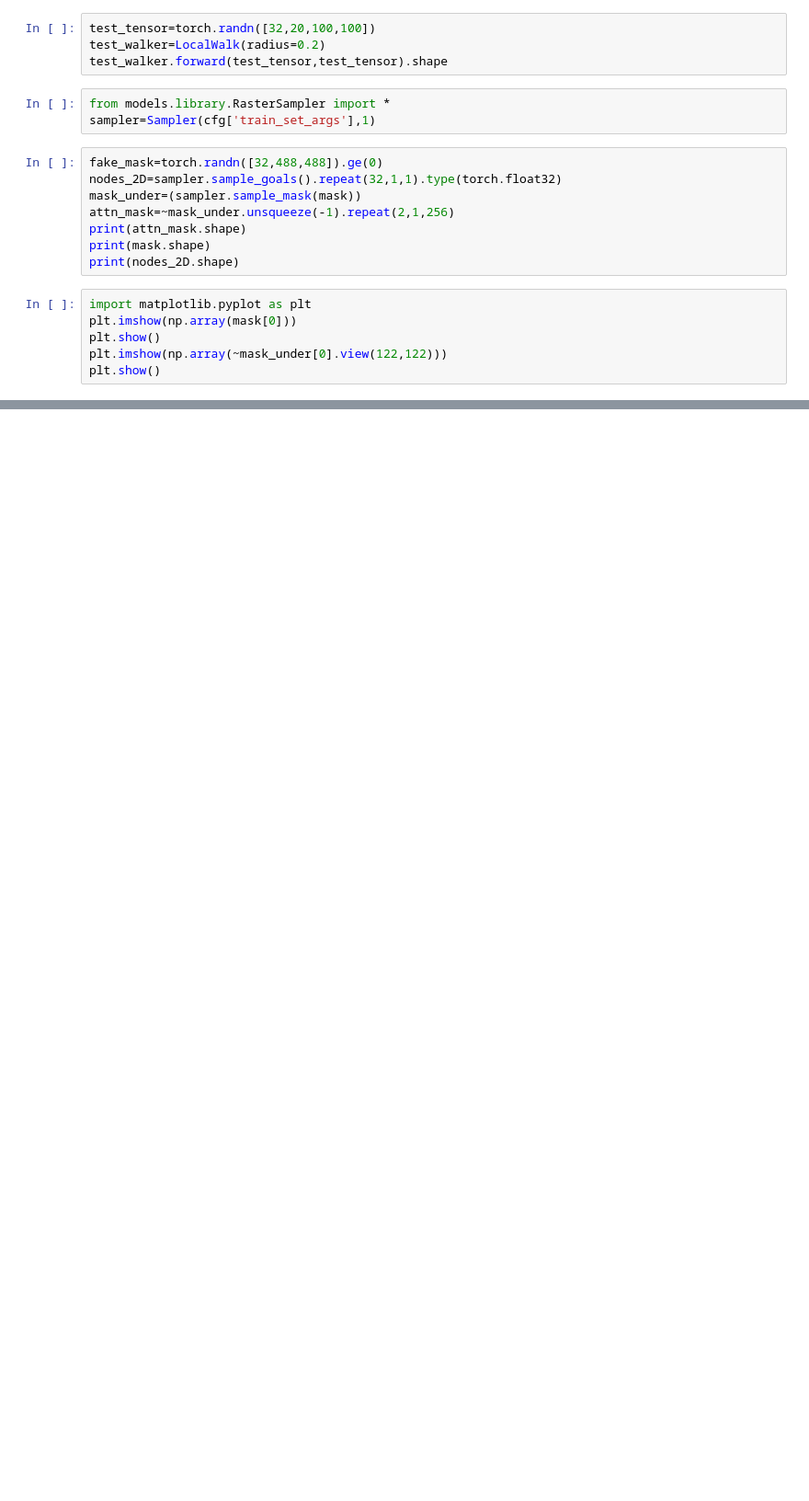
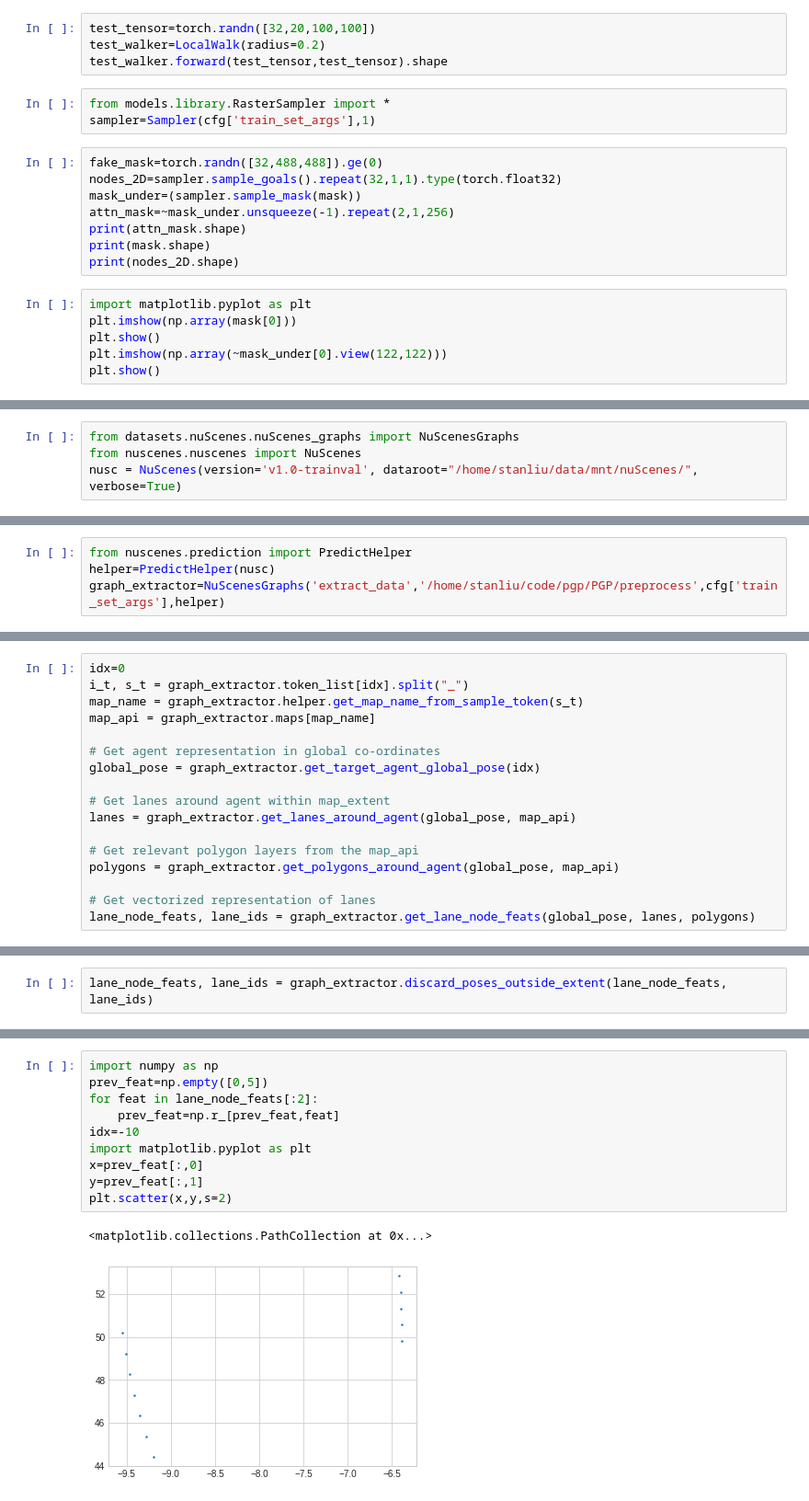
Before and after one commit to tudelft-iv-students/offline-tracking-with-object-permanence, a Jupyter notebook: test.ipynb, the cells around one changed output, grey strips where cells are left out. Shown: that part at 92% size. Cells and saved outputs as stored; diff of their text form; blank space fills up the shorter version.

```diff
--- a/test.ipynb
+++ b/test.ipynb
@@ -565,0 +736,4 @@ trans_conv=nn.Sequential([
+# %%
+from datasets.nuScenes.nuScenes_graphs import NuScenesGraphs
+from nuscenes.nuscenes import NuScenes
+nusc = NuScenes(version='v1.0-trainval', dataroot="/home/stanliu/data/mnt/nuScenes/", verbose=True)
@@ -565,0 +761,4 @@ trans_conv=nn.Sequential([
+# %%
+from nuscenes.prediction import PredictHelper
+helper=PredictHelper(nusc)
+graph_extractor=NuScenesGraphs('extract_data','/home/stanliu/code/pgp/PGP/preprocess',cfg['train_set_args'],helper)
@@ -565,0 +769,17 @@ trans_conv=nn.Sequential([
+# %%
+idx=0
+i_t, s_t = graph_extractor.token_list[idx].split("_")
+map_name = graph_extractor.helper.get_map_name_from_sample_token(s_t)
+map_api = graph_extractor.maps[map_name]
+
+# Get agent representation in global co-ordinates
+global_pose = graph_extractor.get_target_agent_global_pose(idx)
+
+# Get lanes around agent within map_extent
+lanes = graph_extractor.get_lanes_around_agent(global_pose, map_api)
+
+# Get relevant polygon layers from the map_api
+polygons = graph_extractor.get_polygons_around_agent(global_pose, map_api)
+
+# Get vectorized representation of lanes
+lane_node_feats, lane_ids = graph_extractor.get_lane_node_feats(global_pose, lanes, polygons)
@@ -565,0 +806,2 @@ trans_conv=nn.Sequential([
+# %%
+lane_node_feats, lane_ids = graph_extractor.discard_poses_outside_extent(lane_node_feats, lane_ids)
@@ -565,0 +838,13 @@ trans_conv=nn.Sequential([
+# %%
+import numpy as np
+prev_feat=np.empty([0,5])
+for feat in lane_node_feats[:2]:
+    prev_feat=np.r_[prev_feat,feat]
+idx=-10
+import matplotlib.pyplot as plt
+x=prev_feat[:,0]
+y=prev_feat[:,1]
+plt.scatter(x,y,s=2)
+# %% [output]
+<matplotlib.collections.PathCollection at 0x...>
+[figure, added]
```
Also changed, not shown: parts of 62 cells of this notebook, 29 other files.
